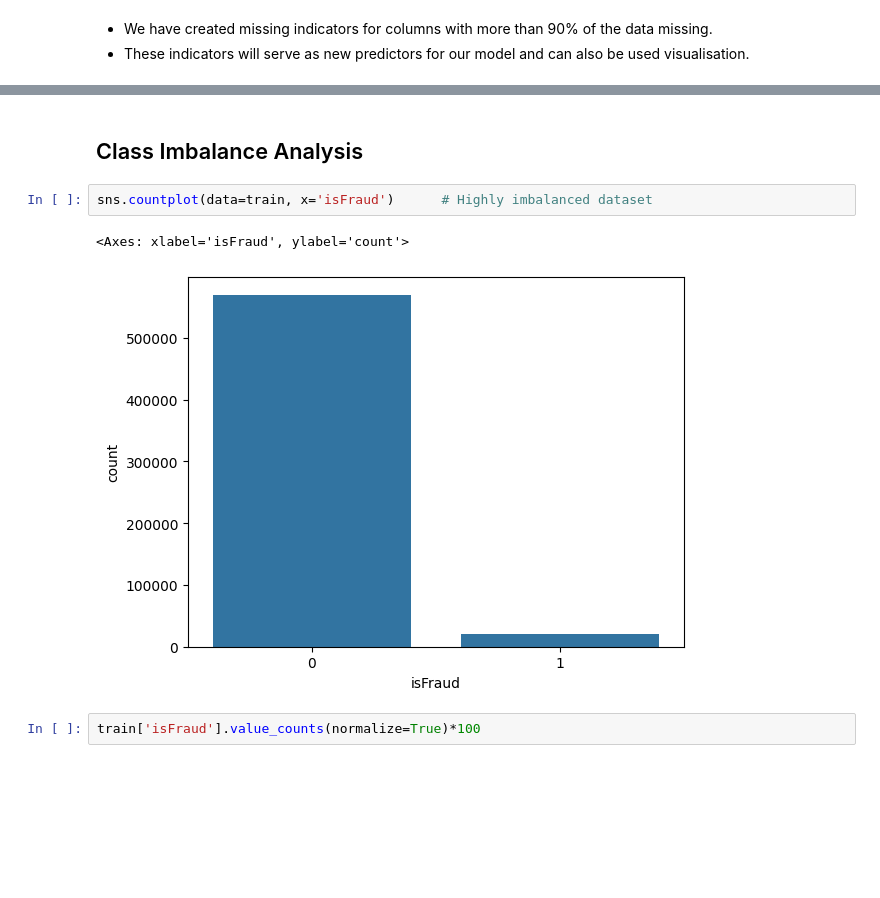
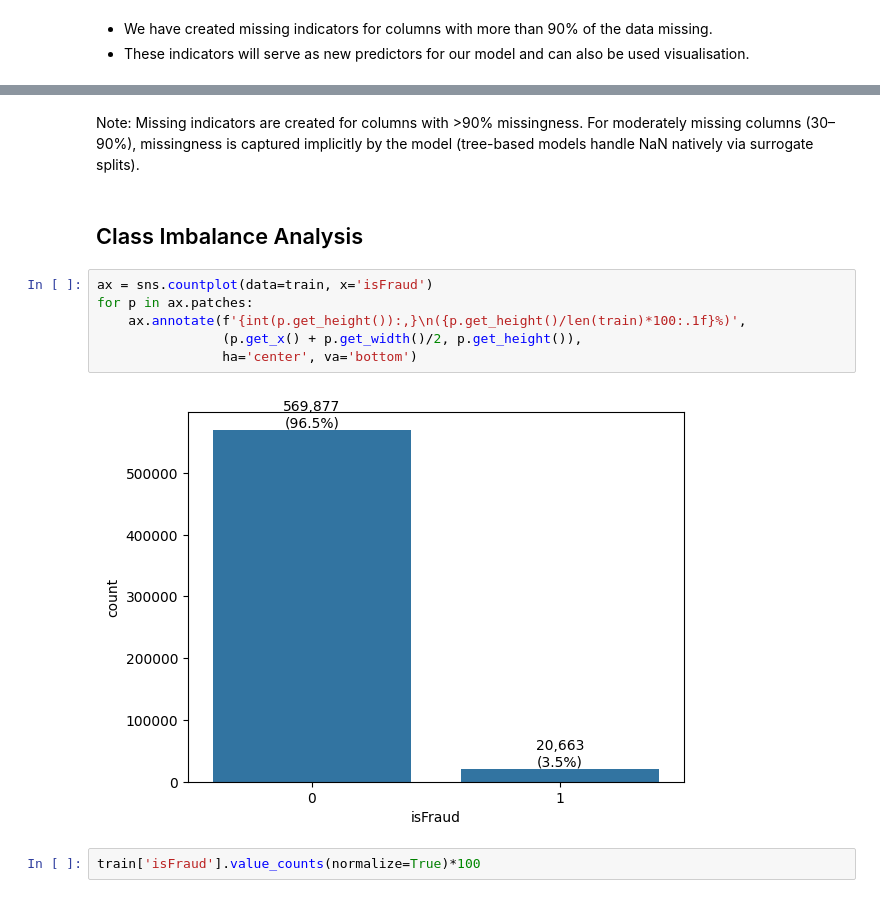
Before and after one commit to Mansi-Jadhav/End-to-End-Fraud-Detection, a Jupyter notebook: 1. EDA.ipynb, the cells around one changed output, grey strips where cells are left out. Drawn from its saved outputs; the diff is of its cells as text; blank space fills up the shorter version.

```diff
--- a/1. EDA.ipynb
+++ b/1. EDA.ipynb
@@ -346,10 +354,15 @@ plt.show()
+# %% [markdown]
+Note: Missing indicators are created for columns with >90% missingness. For moderately missing columns (30–90%), missingness is captured implicitly by the model (tree-based models handle NaN natively via surrogate splits).
 # %% [markdown]
 ## Class Imbalance Analysis
 # %%
-sns.countplot(data=train, x='isFraud')      # Highly imbalanced dataset
+ax = sns.countplot(data=train, x='isFraud')
+for p in ax.patches:
+    ax.annotate(f'{int(p.get_height()):,}\n({p.get_height()/len(train)*100:.1f}%)',
+                (p.get_x() + p.get_width()/2, p.get_height()),
+                ha='center', va='bottom')
 # %% [output]
-<Axes: xlabel='isFraud', ylabel='count'>
-[figure, old version]
+[figure, new version]
 # %%
 train['isFraud'].value_counts(normalize=True)*100
 # %% [output]
```
Also changed, not shown: parts of 49 cells of this notebook.
